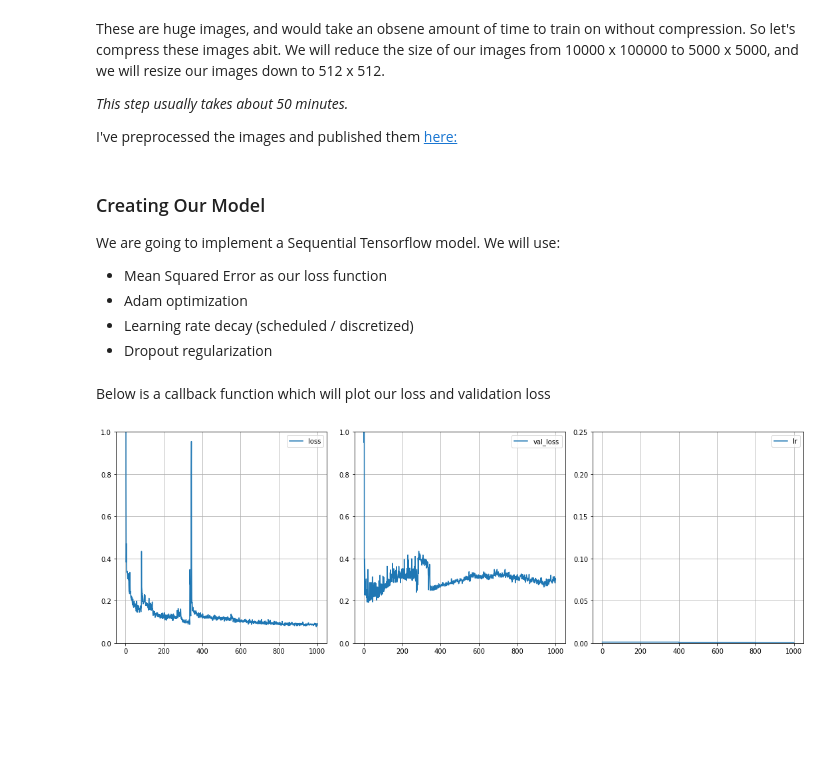
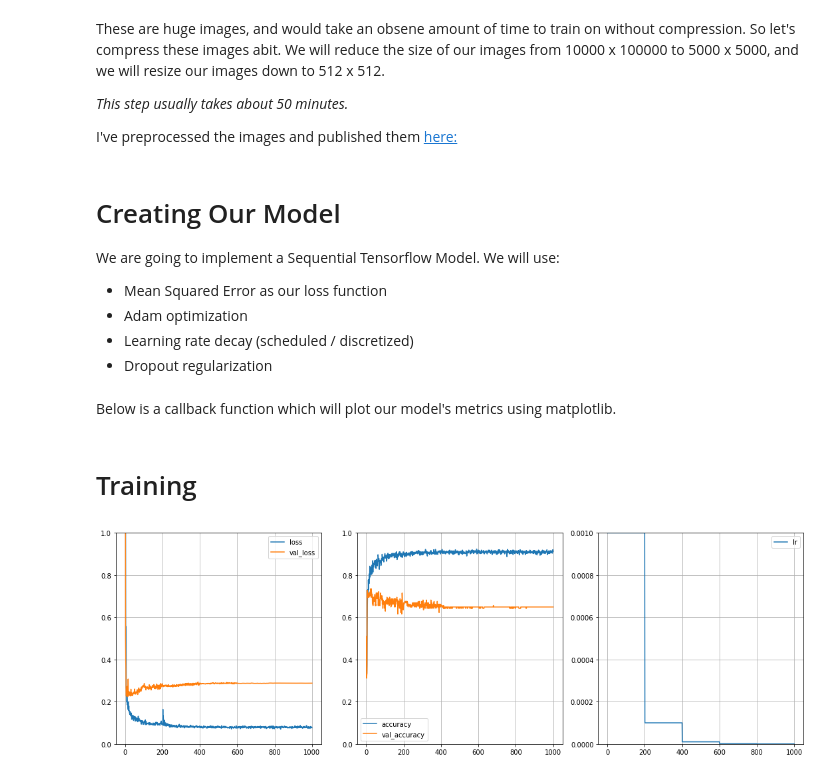
Before and after one commit to jma02/kaggle-mayo-clinic, a Jupyter notebook: mayo-clinic-strip-ai-stroke-classification.ipynb, the cells around one changed output. Drawn from its saved outputs; the diff is of its cells as text; code cells hidden in the pictures; blank space fills up the shorter version.

Commit message:
Kaggle Notebook | Mayo Clinic: STRIP AI, Stroke Classification | Version 11

```diff
--- a/mayo-clinic-strip-ai-stroke-classification.ipynb
+++ b/mayo-clinic-strip-ai-stroke-classification.ipynb
@@ -107,16 +109,17 @@ od.download("https://www.kaggle.com/datasets/jonathanma02/mayo-clinic-strip-ai-p
 """
 pass
 # %% [markdown]
-### Creating Our Model
+# Creating Our Model
 
-We are going to implement a Sequential Tensorflow model. We will use:
+We are going to implement a Sequential Tensorflow Model. We will use:
 
 - Mean Squared Error as our loss function
 - Adam optimization
 - Learning rate decay (scheduled / discretized)
 - Dropout regularization
 # %%
-train_x = np.load("mayo-clinic-strip-ai-preprocessed-images/preprocessed.npy")
+#train_x = np.load("mayo-clinic-strip-ai-preprocessed-images/preprocessed.npy") #testing purposes only
+
 model = Sequential()
 input_shape = (512, 512, 4)
 
@@ -131,10 +134,12 @@ model.add(Dense(1))
 
 model.compile(
     loss = tf.keras.losses.MeanSquaredError(),
-    metrics=[tf.keras.metrics.RootMeanSquaredError(name="rmse"), "mae", "mape"],
+    metrics=[tf.keras.metrics.RootMeanSquaredError(name="rmse"),
+             tf.keras.metrics.BinaryAccuracy(name="accuracy"),
+             "mae", "mape"],
     optimizer = tf.keras.optimizers.Adam(1e-3))
 # %% [markdown]
-Below is a callback function which will plot our loss and validation loss
+Below is a callback function which will plot our model's metrics using matplotlib.
 # %%
 import numpy as np
 from tensorflow import keras
@@ -149,6 +154,8 @@ class PlotLearning(keras.callbacks.Callback):
         self.metrics = {}
         self.metrics["loss"]=[]
         self.metrics["val_loss"]=[]
+        self.metrics["accuracy"]=[]
+        self.metrics["val_accuracy"]=[]
         self.metrics["lr"]=[]
 
 
@@ -159,7 +166,7 @@ class PlotLearning(keras.callbacks.Callback):
                 self.metrics[metric].append(logs.get(metric))
 
         # Plotting
-        metrics = [x for x in logs if x in self.metrics]
+        metrics = [x for x in logs if x in self.metrics and "val" not in x]
 
         f, axs = plt.subplots(1, len(metrics), figsize=(15,5))
         clear_output(wait=True)
@@ -168,41 +175,50 @@ class PlotLearning(keras.callbacks.Callback):
             axs[i].plot(range(1, epoch + 2),
                     self.metrics[metric],
                     label=metric)
+            if metric != "lr" and logs['val_' + metric]:
+                axs[i].plot(range(1, epoch + 2),
+                            self.metrics['val_' + metric],
+                            label='val_' + metric)
+
             axs[i].legend()
             axs[i].grid()
             if metric == "lr":
-                axs[i].set_ylim(bottom=0, top=0.01)
+                axs[i].set_ylim(bottom=0, top=0.001)
             else:
                 axs[i].set_ylim(bottom=0, top=1)
 
         plt.tight_layout()
         plt.show()
+# %% [markdown]
+# Training
 # %%
 %%time
 train_y = train_df["Y"]
+train_df = None
 train_x,test_x,train_y,test_y=train_test_split(train_x,train_y,test_size=0.2)
+
 import math
 from tensorflow.keras.callbacks import LearningRateScheduler, EarlyStopping, Callback
 
 def step_decay(epoch):
     initial_lrate = 0.001
     drop = 0.1
-    epochs_drop = 20.0
+    epochs_drop = 200.0
     lrate = initial_lrate * math.pow(drop, math.floor((epoch)/epochs_drop))
     return lrate
 
 lrate = LearningRateScheduler(step_decay)
 #earstop = EarlyStopping(monitor = 'val_loss', min_delta = 0, patience = 5)
 
 history = model.fit(
     train_x,
     train_y,
-    epochs = 100,
+    epochs = 1000,
     batch_size=32,
     validation_data = (test_x,test_y),
     shuffle=True,
     verbose = 1,
     callbacks = [lrate, PlotLearning()]#, earstop]
 )
 # %% [output]
-[figure, old version]
+[figure, new version]
```
Also changed, not shown: parts of 9 cells of this notebook.
